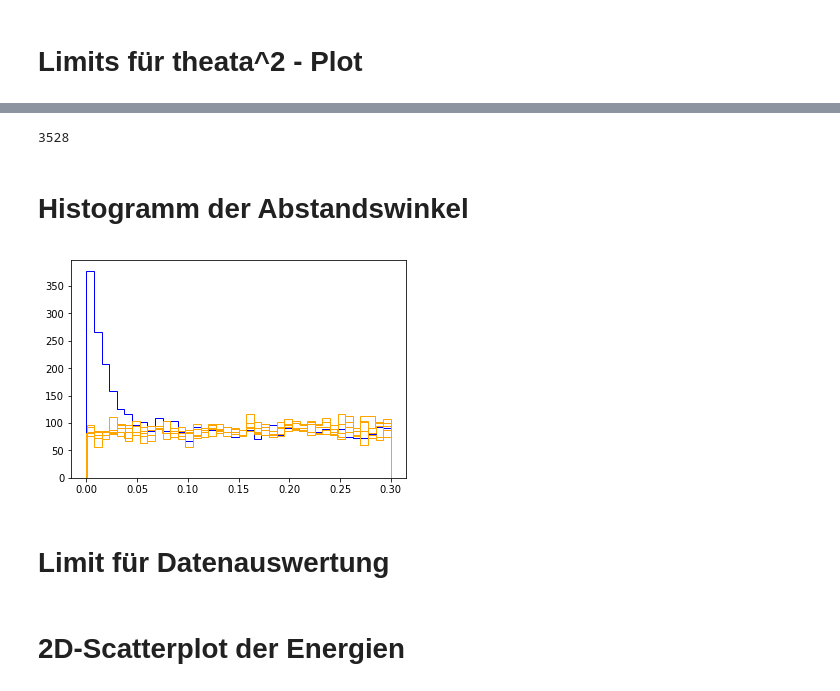
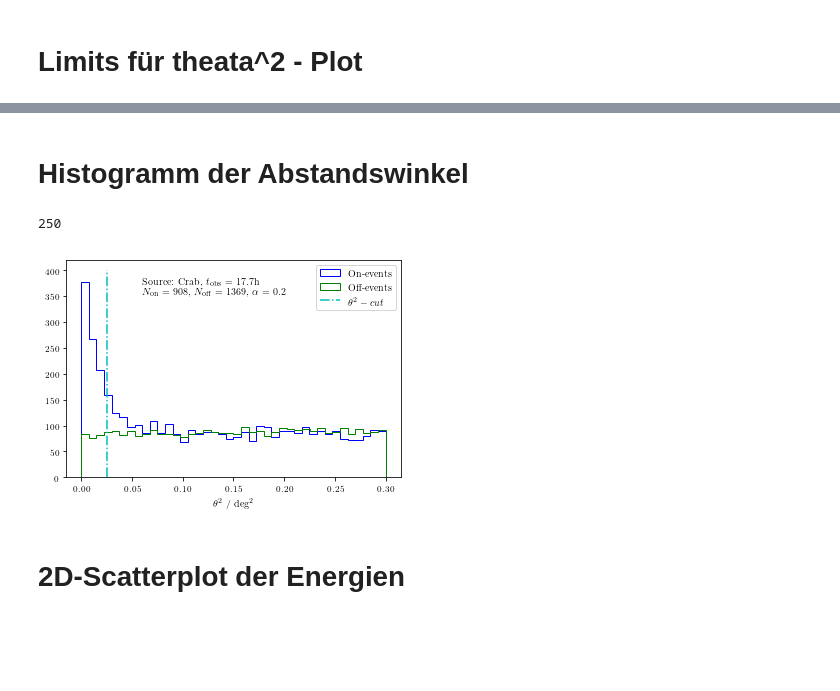
Before and after one commit to Ninilini/FP_Teilchen, a Jupyter notebook: FACT/plots/data_reading.ipynb, the cells around one changed output, grey strips where cells are left out. Saved outputs shown, nothing was run; the diff lists cells and outputs as text; code cells hidden in the pictures; blank space fills up the shorter version.

```diff
--- a/FACT/plots/data_reading.ipynb
+++ b/FACT/plots/data_reading.ipynb
@@ -131,38 +95,22 @@ len(crab_events_sel)
+# %%
+# Mit diesem limit werden alle events für den theta^2 plot ausgewählt (theta^2 < 0.3)
+# Für Berechnungen weiterhin crab_events_sel bzw bkg verwenden
+limit_theta_plot = np.sqrt(0.3)
+crab_events_pred_1 = crab_events_pred[crab_events_pred.theta_deg_off_1 < limit_theta_plot]
+crab_events_pred_2 = crab_events_pred[crab_events_pred.theta_deg_off_2 < limit_theta_plot]
+crab_events_pred_3 = crab_events_pred[crab_events_pred.theta_deg_off_3 < limit_theta_plot]
+crab_events_pred_4 = crab_events_pred[crab_events_pred.theta_deg_off_4 < limit_theta_plot]
+crab_events_pred_5 = crab_events_pred[crab_events_pred.theta_deg_off_5 < limit_theta_plot]
+
+crab_events_sel_plot= crab_events_pred[crab_events_pred.theta_deg < limit_theta_plot]
 # %%
 crab_events_sel_1 = crab_events_pred[crab_events_pred.theta_deg_off_1 < limit_theta]
 crab_events_sel_2 = crab_events_pred[crab_events_pred.theta_deg_off_2 < limit_theta]
 crab_events_sel_3 = crab_events_pred[crab_events_pred.theta_deg_off_3 < limit_theta]
 crab_events_sel_4 = crab_events_pred[crab_events_pred.theta_deg_off_4 < limit_theta]
 crab_events_sel_5 = crab_events_pred[crab_events_pred.theta_deg_off_5 < limit_theta]
-#print(len(crab_events_sel_1)+len(crab_events_sel_2)+len(crab_events_sel_3)+len(crab_events_sel_4)+len(crab_events_sel_5))
-len(crab_events_sel_1)
+# mask = (crab_events_pred.theta_deg_off_1 < limit_theta) | (crab_events_pred.theta_deg_off_2 < limit_theta) | (crab_events_pred.theta_deg_off_3 < limit_theta) | (crab_events_pred.theta_deg_off_4 < limit_theta) | (crab_events_pred.theta_deg_off_5 < limit_theta)
+# crab_events_sel_all = crab_events_pred[mask]
+bkg = pd.concat([crab_events_sel_1, crab_events_sel_2, crab_events_sel_3, crab_events_sel_4, crab_events_sel_5])
-# %% [output]
-3528
 # %% [markdown]
 # Histogramm der Abstandswinkel
-# %%
-crab_events_sel_on = np.array(crab_events_sel.theta_deg.values)
-plt.hist((crab_events_sel_on)**2, bins =40, histtype='step', color='blue')
-None
-
-#crab_events_sel_off_1 = np.array(crab_events_sel_1.theta_deg_off_1.values)
-#crab_events_sel_off_2 = np.array(crab_events_sel_1.theta_deg_off_2.values)
-#crab_events_sel_off_3 = np.array(crab_events_sel_1.theta_deg_off_3.values)
-#crab_events_sel_off_4 = np.array(crab_events_sel_1.theta_deg_off_4.values)
-#crab_events_sel_off_5 = np.array(crab_events_sel_1.theta_deg_off_5.values)
-#crab_events_sel_off_temp1 = np.append(crab_events_sel_off_1, crab_events_sel_off_2)
-#crab_events_sel_off_temp2 = np.append(crab_events_sel_off_temp1, crab_events_sel_off_3)
-#crab_events_sel_off_temp3 = np.append(crab_events_sel_off_temp2, crab_events_sel_off_4)
-#crab_events_sel_off = np.append(crab_events_sel_off_temp3, crab_events_sel_off_5)
-
-#plt.hist((crab_events_sel_off)**2, bins=40, histtype='step', color='orange')
-plt.hist((crab_events_sel_1.theta_deg_off_1.values)**2, bins=40, histtype='step', color='orange')
-plt.hist((crab_events_sel_2.theta_deg_off_2.values)**2, bins=40, histtype='step', color='orange')
-plt.hist((crab_events_sel_3.theta_deg_off_3.values)**2, bins=40, histtype='step', color='orange')
-plt.hist((crab_events_sel_4.theta_deg_off_4.values)**2, bins=40, histtype='step', color='orange')
-plt.hist((crab_events_sel_5.theta_deg_off_5.values)**2, bins=40, histtype='step', color='orange')
-None
-# %% [output]
-[figure, removed]
-# %% [markdown]
-# Limit für Datenauswertung
@@ -176,2 +117,24 @@ gammas_sel = gammas_pred[gammas_pred.theta_deg < limit_theta]
+# %%
+theta_deg_off = []
+for i in [1, 2, 3, 4, 5]:
+    exec('x = crab_events_pred_{}.theta_deg_off_{}.values'.format(i, i))
+    for el in x:
+        theta_deg_off.append(el)
+# %%
+crab_events_sel_on = np.array(crab_events_sel_plot.theta_deg.values)
+plt.hist((crab_events_sel_on)**2, bins =40, histtype='step', color='blue', label='On-events')
+
+plt.hist(np.array(theta_deg_off)**2, bins=40, histtype='step', color='g', label='Off-events', weights=np.array([0.2 for el in theta_deg_off]))
+plt.vlines(0.025, color='c', linestyle='-.', ymin=0, ymax=400, label=r'$\theta^{2}-cut$')
+plt.xlabel(r'$\theta^2$ / $\deg^2$')
+plt.legend()
+plt.text(0.06, 350,
+         r'''Source: Crab, $t_\mathrm{{obs}}$ = 17.7h
+        $N_\mathrm{{on}}$ = {non}, $N_\mathrm{{off}}$ = {noff}, $\alpha$ = 0.2'''.format(non=len(crab_events_sel), noff=len(bkg)))
+
+print(len(crab_events_sel_1.theta_deg_off_1.values))
+# %% [output]
+250
+[figure, added]
 # %% [markdown]
 # 2D-Scatterplot der Energien
```
Also changed, not shown: parts of 17 cells of this notebook, 2 other files.
